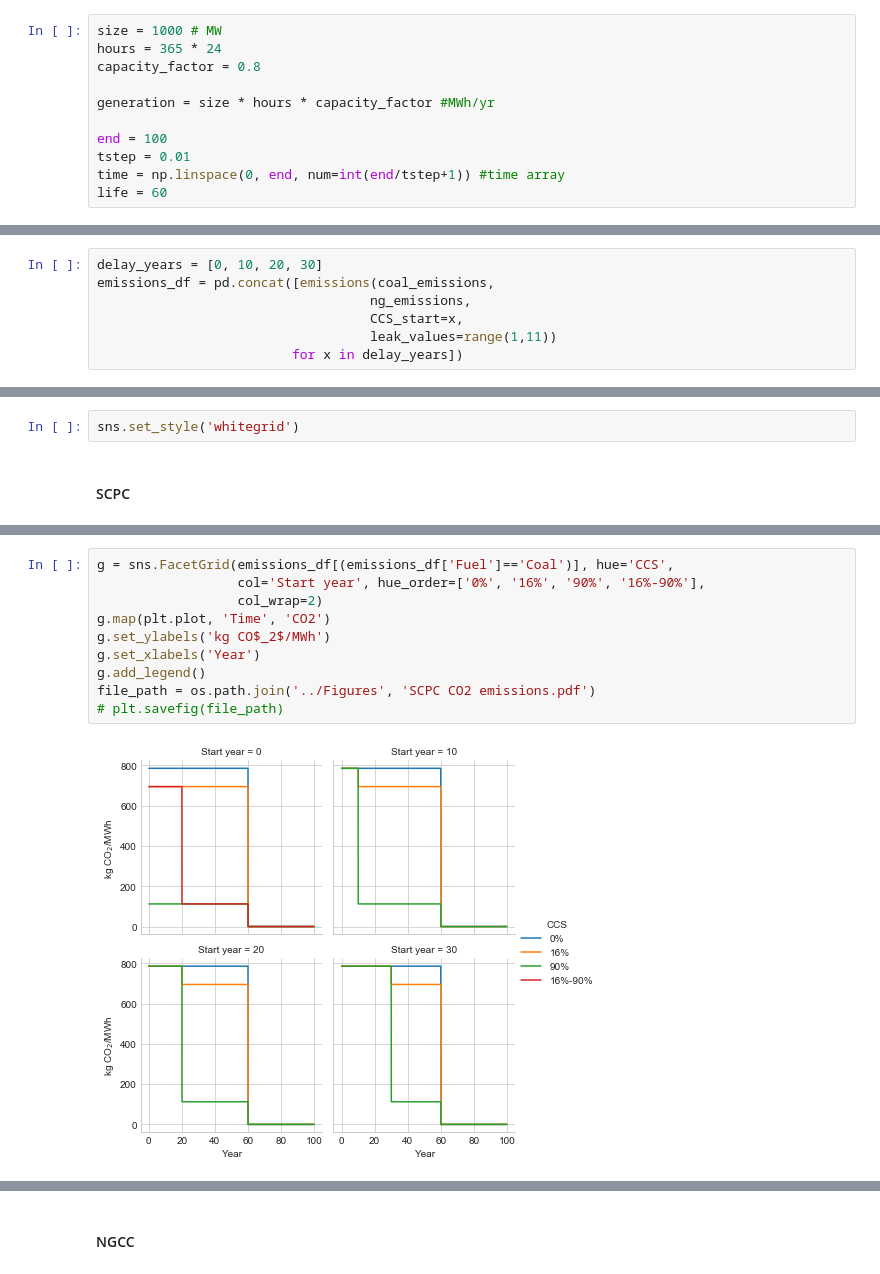
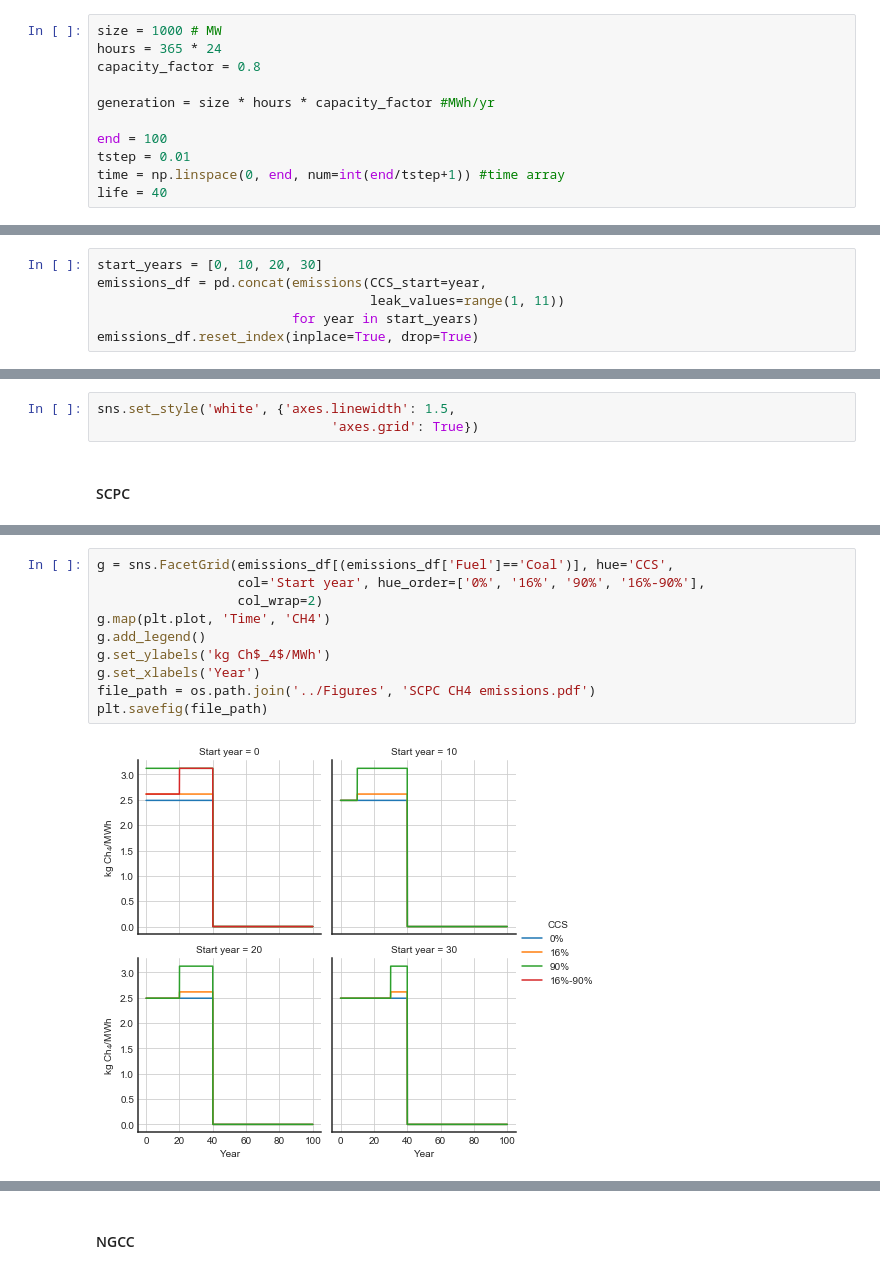
Before and after one commit to gschivley/CCS-climate, a Jupyter notebook: Notebooks/Emissions.ipynb, the cells around one changed output, grey strips where cells are left out. Cells and saved outputs as stored; diff of their text form.

```diff
--- a/Notebooks/Emissions.ipynb
+++ b/Notebooks/Emissions.ipynb
@@ -71,7 +71,7 @@ generation = size * hours * capacity_factor #MWh/yr
 end = 100
 tstep = 0.01
 time = np.linspace(0, end, num=int(end/tstep+1)) #time array
-life = 60
+life = 40
 # %% [markdown]
 ## Define emissions
 # %% [markdown]
@@ -292,9 +310,8 @@ def emissions(coal_emissions, ng_emissions, CCS_start = 0, leakage_drop_by = 10,
 
     return emissions_df#, df_list
 # %%
-delay_years = [0, 10, 20, 30]
-emissions_df = pd.concat([emissions(coal_emissions,
-                                   ng_emissions,
-                                   CCS_start=x,
-                                   leak_values=range(1,11))
-                         for x in delay_years])
+start_years = [0, 10, 20, 30]
+emissions_df = pd.concat(emissions(CCS_start=year,
+                                   leak_values=range(1, 11))
+                         for year in start_years)
+emissions_df.reset_index(inplace=True, drop=True)
@@ -402,7 +395,8 @@ c_df
 c_df.to_csv('Coal SI table.csv')
 # %% [markdown]
 ### Emission plots
-# %%
-sns.set_style('whitegrid')
+# %%
+sns.set_style('white', {'axes.linewidth': 1.5,
+                              'axes.grid': True})
 # %% [markdown]
 #### SCPC
@@ -409,12 +416,12 @@ sns.set_style('whitegrid')
 # %%
 g = sns.FacetGrid(emissions_df[(emissions_df['Fuel']=='Coal')], hue='CCS',
                   col='Start year', hue_order=['0%', '16%', '90%', '16%-90%'],
                   col_wrap=2)
-g.map(plt.plot, 'Time', 'CO2')
-g.set_ylabels('kg CO$_2$/MWh')
+g.map(plt.plot, 'Time', 'CH4')
+g.add_legend()
+g.set_ylabels('kg Ch$_4$/MWh')
 g.set_xlabels('Year')
-g.add_legend()
-file_path = os.path.join('../Figures', 'SCPC CO2 emissions.pdf')
-# plt.savefig(file_path)
+file_path = os.path.join('../Figures', 'SCPC CH4 emissions.pdf')
+plt.savefig(file_path)
 # %% [output]
-[figure, old version]
+[figure, new version]
```
Also changed, not shown: parts of 10 cells of this notebook.
